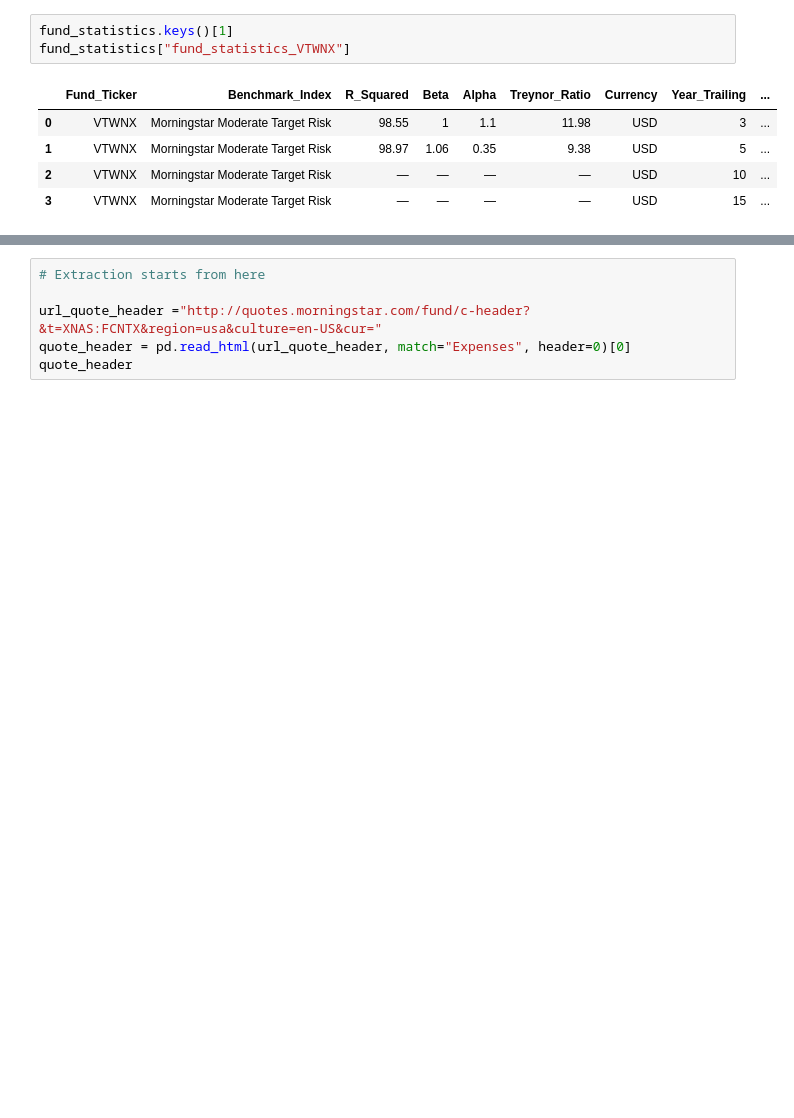
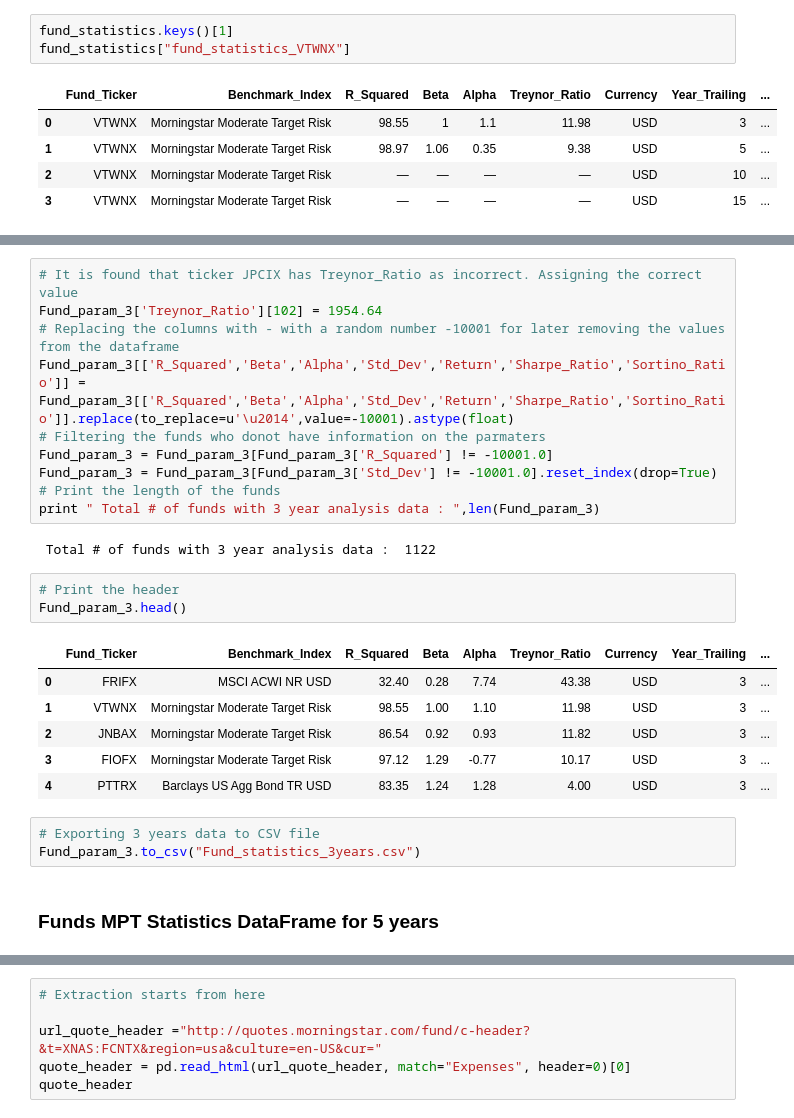
Before and after one commit to rupeshmore85/cs109_Fund_Analytics, a Jupyter notebook: Python_Code/Final_Project_Code.ipynb, the cells around one changed output, grey strips where cells are left out. Drawn from its saved outputs; the diff is of its cells as text; blank space fills up the shorter version.

```diff
--- a/Python_Code/Final_Project_Code.ipynb
+++ b/Python_Code/Final_Project_Code.ipynb
@@ -575,0 +551,27 @@ Fund_param_3 = Fund_param_3[Fund_param_3['R_Squared'] != -10001.0]
+# %%
+# It is found that ticker JPCIX has Treynor_Ratio as incorrect. Assigning the correct value
+Fund_param_3['Treynor_Ratio'][102] = 1954.64
+# Replacing the columns with - with a random number -10001 for later removing the values from the dataframe
+Fund_param_3[['R_Squared','Beta','Alpha','Std_Dev','Return','Sharpe_Ratio','Sortino_Ratio']] = Fund_param_3[['R_Squared','Beta','Alpha','Std_Dev','Return','Sharpe_Ratio','Sortino_Ratio']].replace(to_replace=u'\u2014',value=-10001).astype(float)
+# Filtering the funds who donot have information on the parmaters
+Fund_param_3 = Fund_param_3[Fund_param_3['R_Squared'] != -10001.0]
+Fund_param_3 = Fund_param_3[Fund_param_3['Std_Dev'] != -10001.0].reset_index(drop=True)
+# Print the length of the funds
+print " Total # of funds with 3 year analysis data : ",len(Fund_param_3)
+# %% [output]
+ Total # of funds with 3 year analysis data :  1122
+# %%
+# Print the header
+Fund_param_3.head()
+# %% [output]
+|  | Fund_Ticker | Benchmark_Index | R_Squared | Beta | Alpha | Treynor_Ratio | Currency | Year_Trailing | ... |
+| 0 | FRIFX | MSCI ACWI NR USD | 32.40 | 0.28 | 7.74 | 43.38 | USD | 3 | ... |
+| 1 | VTWNX | Morningstar Moderate Target Risk | 98.55 | 1.00 | 1.10 | 11.98 | USD | 3 | ... |
+| 2 | JNBAX | Morningstar Moderate Target Risk | 86.54 | 0.92 | 0.93 | 11.82 | USD | 3 | ... |
+| 3 | FIOFX | Morningstar Moderate Target Risk | 97.12 | 1.29 | -0.77 | 10.17 | USD | 3 | ... |
+| 4 | PTTRX | Barclays US Agg Bond TR USD | 83.35 | 1.24 | 1.28 | 4.00 | USD | 3 | ... |
+# %%
+# Exporting 3 years data to CSV file
+Fund_param_3.to_csv("Fund_statistics_3years.csv")
+# %% [markdown]
+### Funds MPT Statistics DataFrame for 5 years
```
Also changed, not shown: parts of 29 cells of this notebook.
